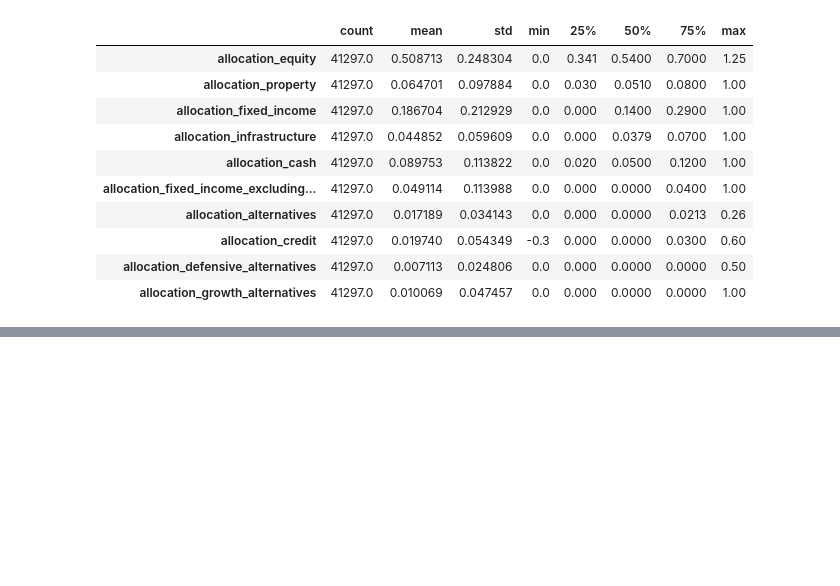
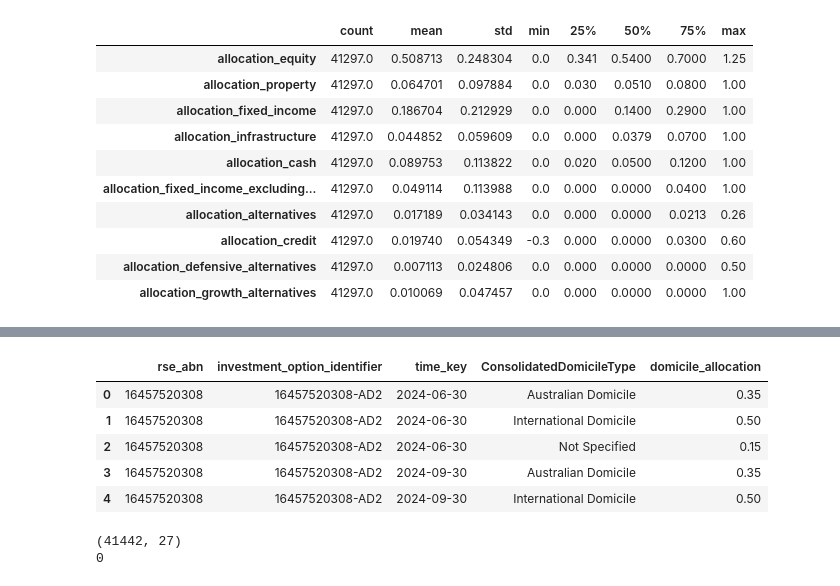
Before and after one commit to terra9/superannuation-performance-early-warning, a Jupyter notebook: notebooks/apra_data_audit.ipynb, the cells around one changed output, grey strips where cells are left out. Saved outputs shown, nothing was run; the diff lists cells and outputs as text; code cells hidden in the pictures; blank space fills up the shorter version.

```diff
--- a/notebooks/apra_data_audit.ipynb
+++ b/notebooks/apra_data_audit.ipynb
@@ -5629,0 +5633,25 @@ memory usage: 6.4+ MB
+# %%
+domicile_allocation_long = (
+    saa_asset_rows
+    .groupby(
+        option_period_keys
+        + ["ConsolidatedDomicileType"],
+        as_index=False,
+        dropna=False
+    )
+    .agg(
+        domicile_allocation=(
+            "InvestmentBenchmarkAllocationPercent",
+            lambda x: x.sum(min_count=1)
+        )
+    )
+)
+
+domicile_allocation_long.head()
+# %% [output]
+|  | rse_abn | investment_option_identifier | time_key | ConsolidatedDomicileType | domicile_allocation |
+| 0 | 16457520308 | 16457520308-AD2 | 2024-06-30 | Australian Domicile | 0.35 |
+| 1 | 16457520308 | 16457520308-AD2 | 2024-06-30 | International Domicile | 0.50 |
+| 2 | 16457520308 | 16457520308-AD2 | 2024-06-30 | Not Specified | 0.15 |
+| 3 | 16457520308 | 16457520308-AD2 | 2024-09-30 | Australian Domicile | 0.35 |
+| 4 | 16457520308 | 16457520308-AD2 | 2024-09-30 | International Domicile | 0.50 |
@@ -5629,0 +5708,11 @@ memory usage: 6.4+ MB
+# %%
+print(option_period_saa_features.shape)
+
+print(
+    option_period_saa_features.duplicated(
+        subset=option_period_keys
+    ).sum()
+)
+# %% [output]
+(41442, 27)
+0
```
Also changed, not shown: parts of 7 cells of this notebook.
